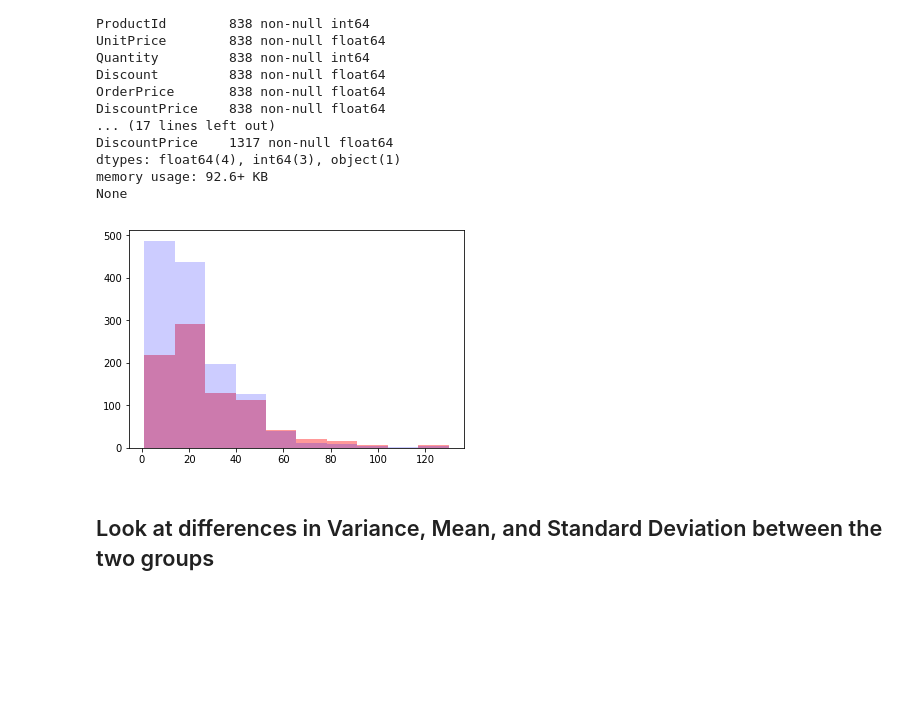
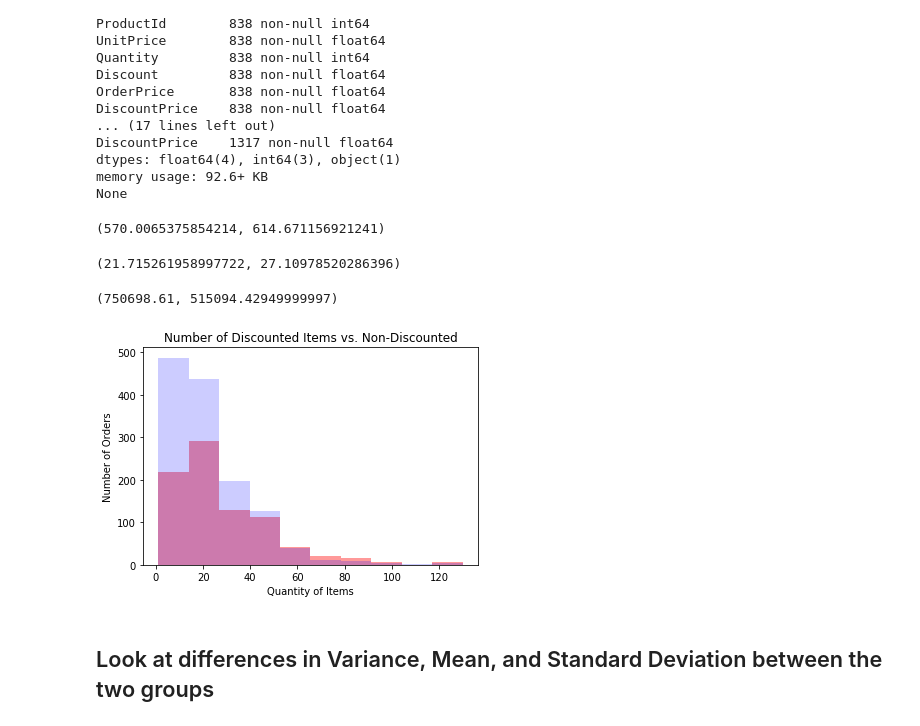
Before and after one commit to steeznation16/dsc-2-final-project-online-ds-ft-100118, a Jupyter notebook: student.ipynb, the cells around one changed output. Saved outputs shown, nothing was run; the diff lists cells and outputs as text; code cells hidden in the pictures; blank space fills up the shorter version.

```diff
--- a/student.ipynb
+++ b/student.ipynb
@@ -417,11 +417,27 @@ DiscountPrice    1317 non-null float64
 dtypes: float64(4), int64(3), object(1)
 memory usage: 92.6+ KB
 None
+# %%
+full.OrderPrice.mean(), discount.DiscountPrice.mean()
+# %% [output]
+(570.0065375854214, 614.671156921241)
+# %%
+full.Quantity.mean(), discount.Quantity.mean()
+# %% [output]
+(21.715261958997722, 27.10978520286396)
+# %%
+full.OrderPrice.sum(), discount.DiscountPrice.sum()
+# %% [output]
+(750698.61, 515094.42949999997)
 # %%
 plt.hist(discount.Quantity, alpha = 0.4, color='red')
-plt.hist(full.Quantity, alpha = 0.2, color='blue');
+plt.hist(full.Quantity, alpha = 0.2, color='blue')
+plt.title('Number of Discounted Items vs. Non-Discounted')
+plt.xlabel('Quantity of Items')
+plt.ylabel('Number of Orders')
+plt.show()
 # %% [output]
-[figure, old version]
+[figure, new version]
 # %% [markdown]
 ## Look at differences in Variance, Mean, and Standard Deviation between the two groups
 # %%
```
Also changed, not shown: parts of 10 cells of this notebook, 3 other files.
